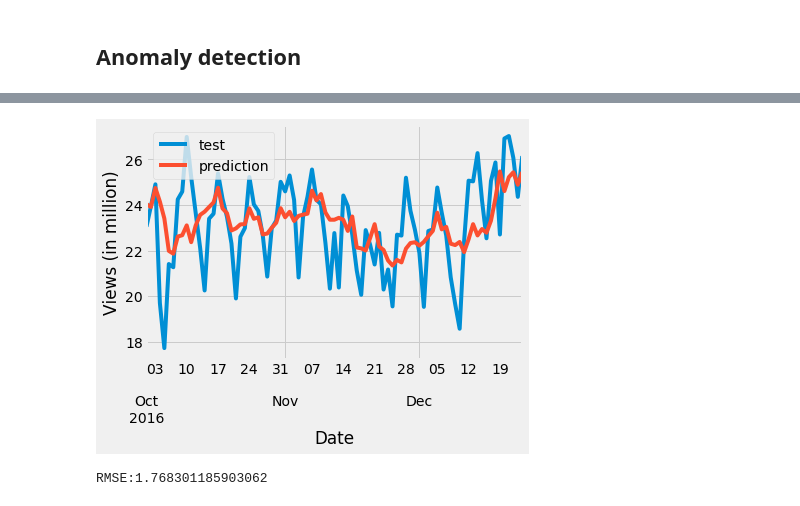
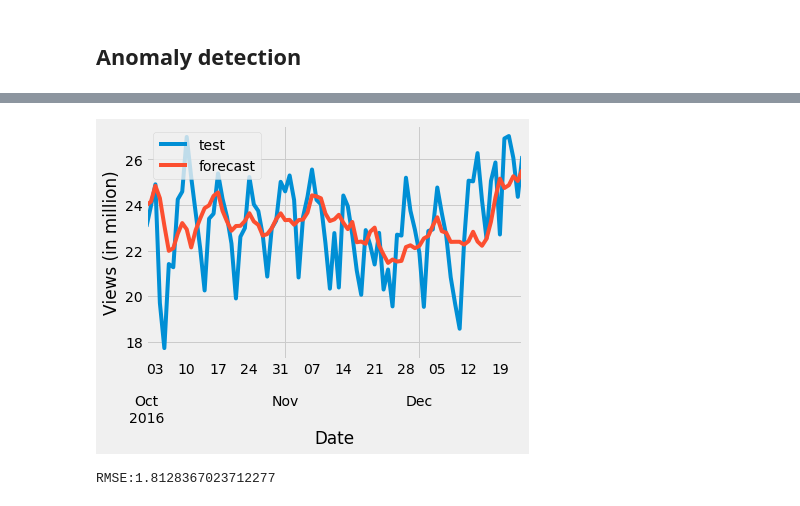
Before and after one commit to Subikshaa/Time-Series-Forecasting-on-Web-Traffic-Dataset, a Jupyter notebook: forecast_CNN.ipynb, the cells around one changed output, grey strips where cells are left out. Saved outputs shown, nothing was run; the diff lists cells and outputs as text; code cells hidden in the pictures.

Commit message:
Time series forecasting using CNN

```diff
--- a/forecast_CNN.ipynb
+++ b/forecast_CNN.ipynb
@@ -26,7 +27,11 @@ df_reshaped = pd.melt(df,id_vars=['Page'],var_name='Date',value_name='Views')
 df_reshaped['Date'] = pd.DatetimeIndex(df_reshaped['Date'])
 df_reshaped = df_reshaped.set_index('Date')
 # %%
-top_page_df = df_reshaped[df_reshaped.Page == 'Main_Page_en.wikipedia.org_all-access_all-agents']
+# Time-series of page with maximum views
+top_pages = df_reshaped.groupby('Page')['Views'].sum().reset_index()
+top_pages_list = top_pages.nlargest(5,'Views')['Page'].tolist()
+
+top_page_df = df_reshaped[df_reshaped.Page == top_pages_list[0]]
 top_page_df = top_page_df[['Views']]
 top_page_df['Views'] = top_page_df['Views'].div(1000000).round(2)
 top_page_df.head()
@@ -49,11 +55,11 @@ top_page_df['new_views'] = top_page_df.apply(lambda row: row.Views if row.anomal
 top_page_df = top_page_df.assign(rolling_mean=top_page_df.new_views.fillna(top_page_df.new_views.rolling(30,min_periods=1).mean()))
 top_page_df = top_page_df.drop(columns=['Views','anomaly','new_views']).rename(columns={'rolling_mean':'Views'})
 # %%
-## Convert dataset into suitable form to train the model
+# Convert dataset into suitable form to train the model
 train = top_page_df[:'2016-09']
 test = top_page_df['2016-10':]
 
-def create_dataset(X, y, time_steps=1):
+def transform_dataset(X, y, time_steps=1):
     Xs, ys = [], []
     for i in range(len(X) - time_steps):
         v = X.iloc[i:(i + time_steps)].values
@@ -63,6 +69,6 @@ def create_dataset(X, y, time_steps=1):
 
 time_steps = 7
 
-X_train, y_train = create_dataset(train, train.Views, time_steps)
-X_test, y_test = create_dataset(test, test.Views, time_steps)
+X_train, y_train = transform_dataset(train, train.Views, time_steps)
+X_test, y_test = transform_dataset(test, test.Views, time_steps)
 # %%
@@ -106,13 +120,13 @@ y_pred = model.predict(X_test)
 # %%
 fig,ax=plt.subplots()
 pd.DataFrame({'Date':test.index[:y_test.shape[0]],'Views':y_test}).plot('Date',ax=ax)
 pd.DataFrame({'Date':test.index[:y_pred.shape[0]],'Views':y_pred.flatten()}).plot('Date',ax=ax)
-plt.legend(['test', 'prediction'], loc='upper left')
+plt.legend(['test', 'forecast'], loc='upper left')
 plt.ylabel('Views (in million)')
 plt.show()
 # %% [output]
-[figure, old version]
+[figure, new version]
 # %%
 print('RMSE:'+str(np.sqrt(np.mean(np.square(y_pred.flatten() - y_test)))))
 # %% [output]
-RMSE:1.768301185903062
+RMSE:1.8128367023712277
```
Also changed, not shown: parts of 6 cells of this notebook.
